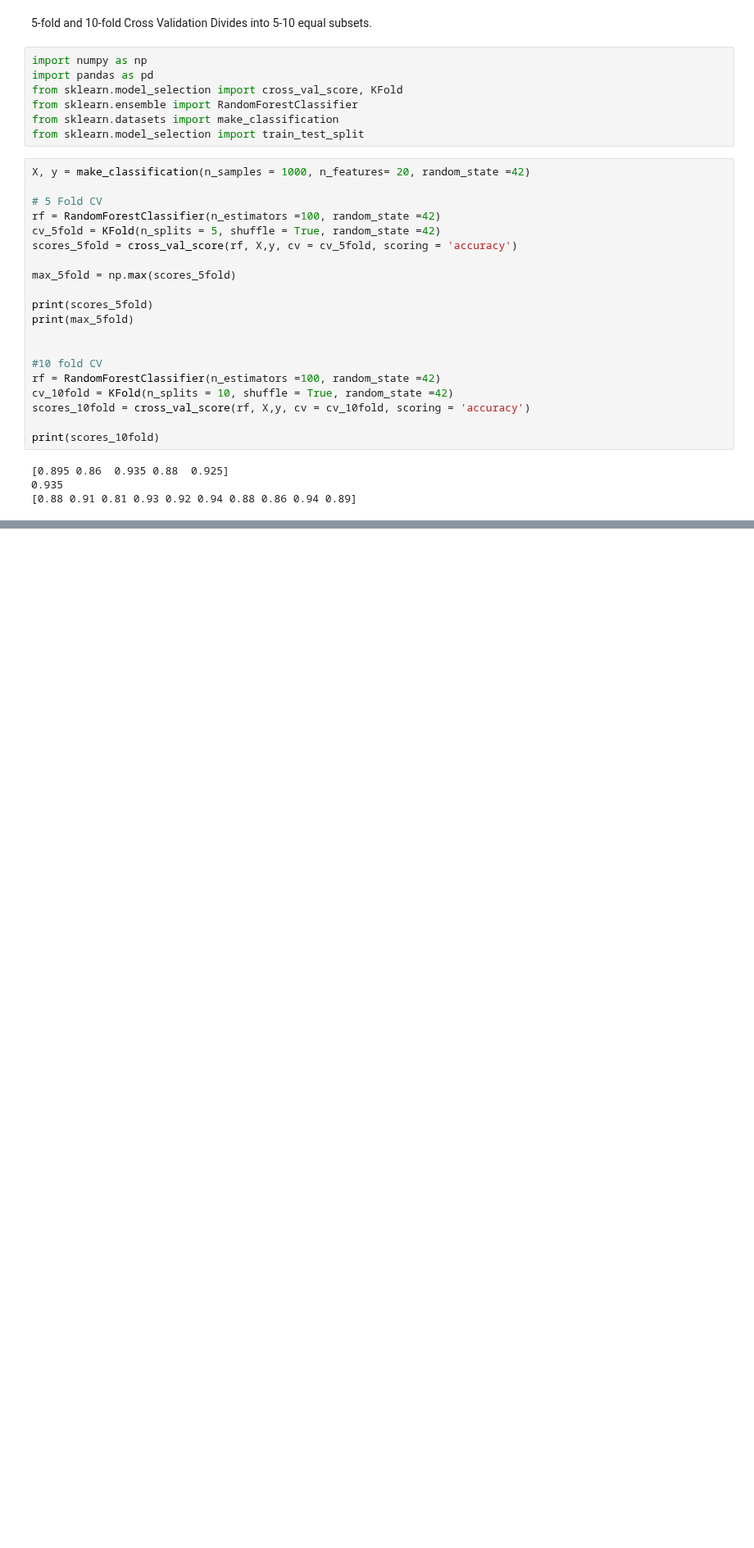
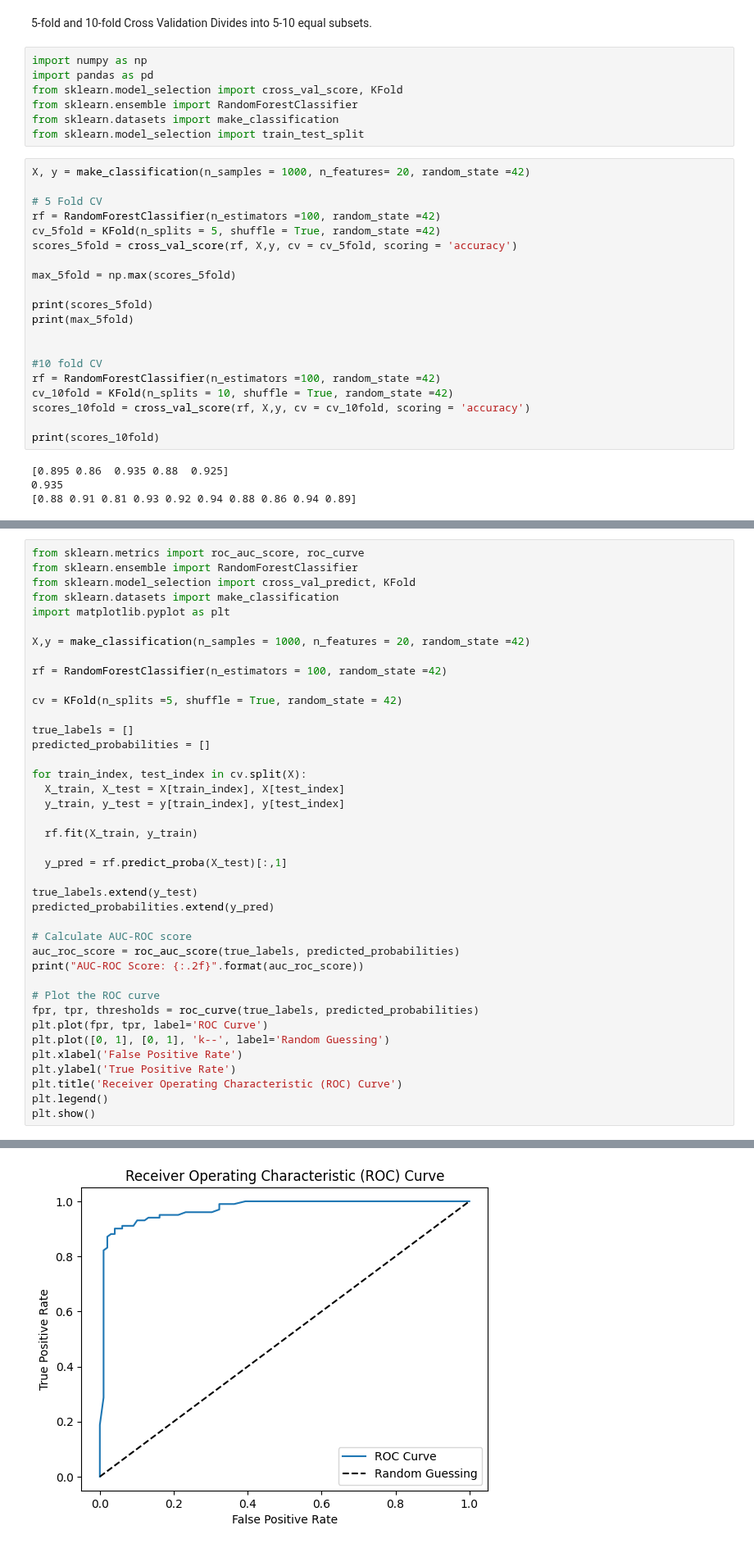
Before and after one commit to MrSimple07/MachineLearning_Practice, a Jupyter notebook: RandomML.ipynb, the cells around one changed output, grey strips where cells are left out. Shown at 82% size. Saved outputs shown, nothing was run; the diff lists cells and outputs as text; blank space fills up the shorter version.

```diff
--- a/RandomML.ipynb
+++ b/RandomML.ipynb
@@ -36,0 +40,41 @@ print(scores_10fold)
+# %%
+from sklearn.metrics import roc_auc_score, roc_curve
+from sklearn.ensemble import RandomForestClassifier
+from sklearn.model_selection import cross_val_predict, KFold
+from sklearn.datasets import make_classification
+import matplotlib.pyplot as plt
+
+X,y = make_classification(n_samples = 1000, n_features = 20, random_state =42)
+
+rf = RandomForestClassifier(n_estimators = 100, random_state =42)
+
+cv = KFold(n_splits =5, shuffle = True, random_state = 42)
+
+true_labels = []
+predicted_probabilities = []
+
+for train_index, test_index in cv.split(X):
+  X_train, X_test = X[train_index], X[test_index]
+  y_train, y_test = y[train_index], y[test_index]
+
+  rf.fit(X_train, y_train)
+
+  y_pred = rf.predict_proba(X_test)[:,1]
+
+true_labels.extend(y_test)
+predicted_probabilities.extend(y_pred)
+
+# Calculate AUC-ROC score
+auc_roc_score = roc_auc_score(true_labels, predicted_probabilities)
+print("AUC-ROC Score: {:.2f}".format(auc_roc_score))
+
+# Plot the ROC curve
+fpr, tpr, thresholds = roc_curve(true_labels, predicted_probabilities)
+plt.plot(fpr, tpr, label='ROC Curve')
+plt.plot([0, 1], [0, 1], 'k--', label='Random Guessing')
+plt.xlabel('False Positive Rate')
+plt.ylabel('True Positive Rate')
+plt.title('Receiver Operating Characteristic (ROC) Curve')
+plt.legend()
+plt.show()
+# %% [output]
@@ -36,0 +82 @@ print(scores_10fold)
+[figure, added]
```
Also changed, not shown: parts of 3 cells of this notebook.
